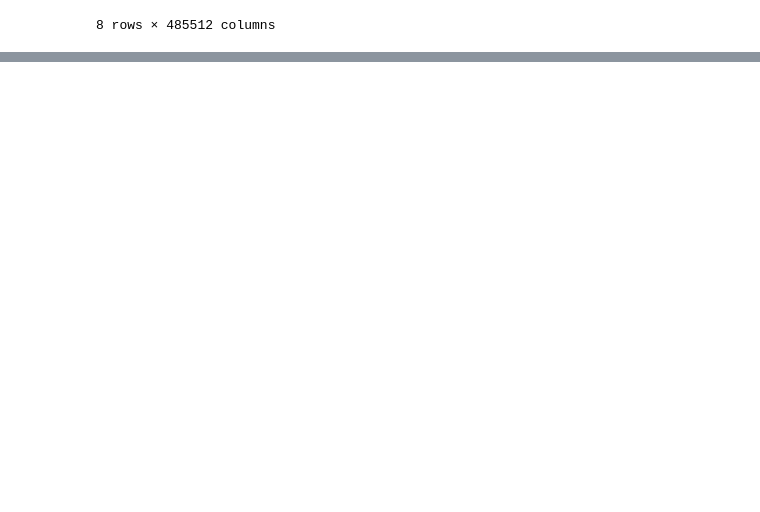
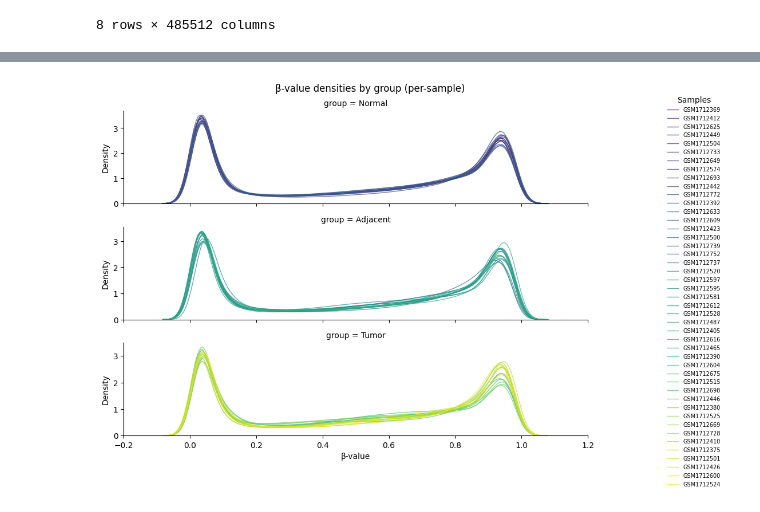
Before and after one commit to elisabettaroviera/THESIS, a Jupyter notebook: 01 - Notebook/01-data-exploration.ipynb, the cells around one changed output, grey strips where cells are left out. Drawn from its saved outputs; the diff is of its cells as text; code cells hidden in the pictures; blank space fills up the shorter version.

```diff
--- a/01 - Notebook/01-data-exploration.ipynb
+++ b/01 - Notebook/01-data-exploration.ipynb
@@ -318,0 +334,53 @@ A **possible direction** for future analysis—still at a conceptual stage—is
+# %%
+# 1.2 Ridge plot by group (rows = samples, cols = CpGs, 'label' = {0,1,2})
+# Each curve = one sample; panels (rows) = groups
+warnings.filterwarnings('ignore')
+
+# Split matrix (BETA) and labels
+BETA  = raw_dataset.drop(columns=['label'])
+LABEL = raw_dataset['label']
+BETA_sub = BETA.sample(n=BETA.shape[1], axis=1, random_state=42)
+
+# Limit number of samples per group for readability
+N_PER_GROUP = 15
+group_names = {0:'Normal', 1:'Adjacent', 2:'Tumor'}
+
+selected_idx = []
+for gcode in [0,1,2]:
+    idx_g = LABEL[LABEL==gcode].index
+    take = min(N_PER_GROUP, len(idx_g))
+    if take > 0:
+        selected_idx.extend(np.random.RandomState(42).choice(idx_g, size=take, replace=False))
+BETA_sub = BETA_sub.loc[selected_idx]
+groups   = LABEL.loc[selected_idx].map(group_names)
+
+# Long format for seaborn
+df_long = (BETA_sub
+           .reset_index(names='sample')
+           .melt(id_vars='sample', var_name='cpg', value_name='beta'))
+df_long['group'] = df_long['sample'].map(groups)
+
+unique_samples = df_long['sample'].unique()
+palette = sns.color_palette("viridis", n_colors=len(unique_samples))
+
+g = sns.FacetGrid(df_long, row="group", hue="sample",
+                  height=2.2, aspect=4, sharex=True, sharey=False,
+                  palette=palette)
+
+# Ridge-style KDEs (one density per sample in each group panel)
+g.map(sns.kdeplot, "beta", linewidth=1.0, alpha=0.7)
+
+# Axis formatting
+g.set(xlim=(-0.2,1.2))
+g.set_xlabels("β-value"); g.set_ylabels("Density")
+g.fig.subplots_adjust(hspace=0.25)
+g.fig.suptitle("β-value densities by group (per-sample)", y=1.02)
+
+# Legend
+g.add_legend(title="Samples", bbox_to_anchor=(1.02, 1),
+             loc='upper left', frameon=False, ncol=1,
+             fontsize=7, title_fontsize=9)
+
+plt.show()
+# %% [output]
+[figure, added]
```
Also changed, not shown: parts of 44 cells of this notebook.
